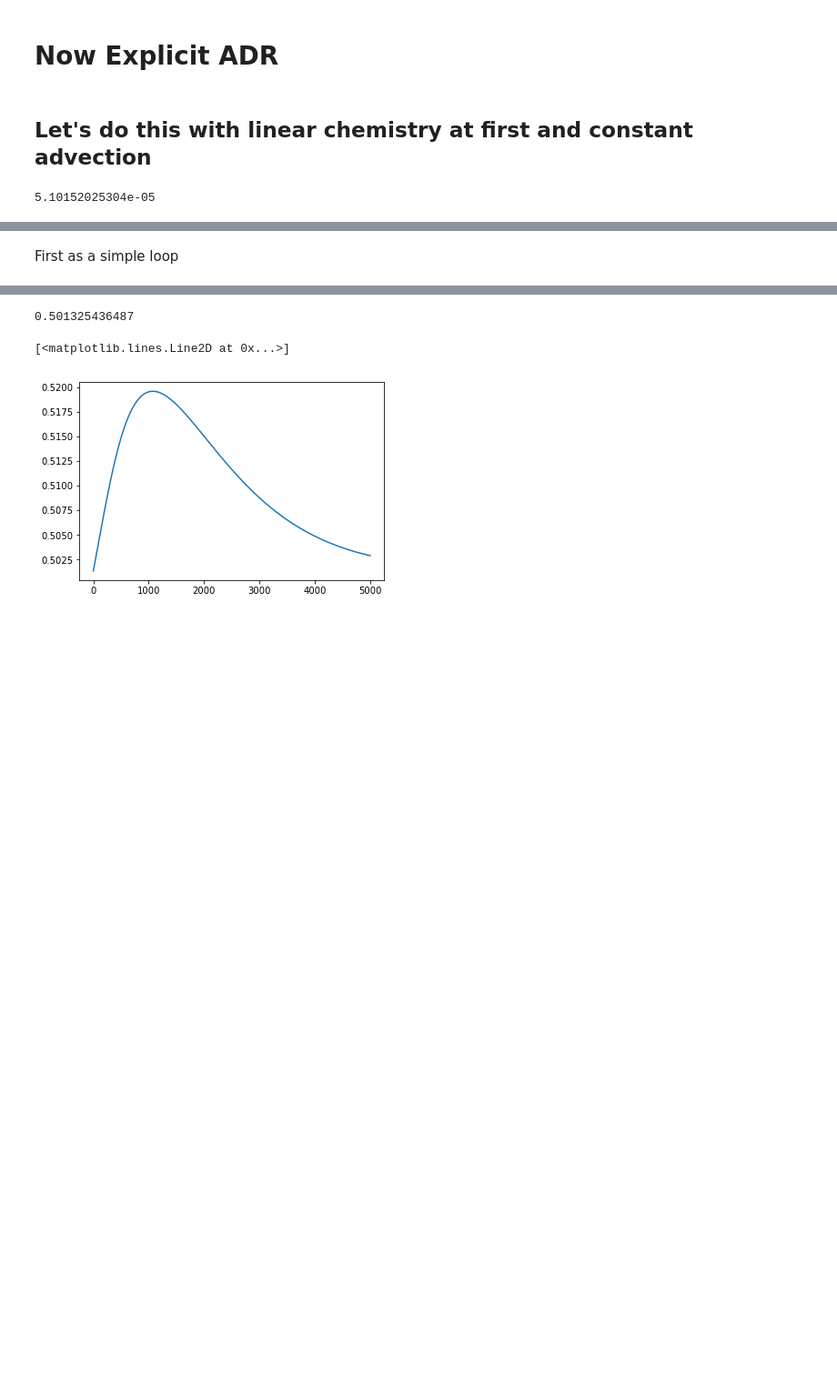
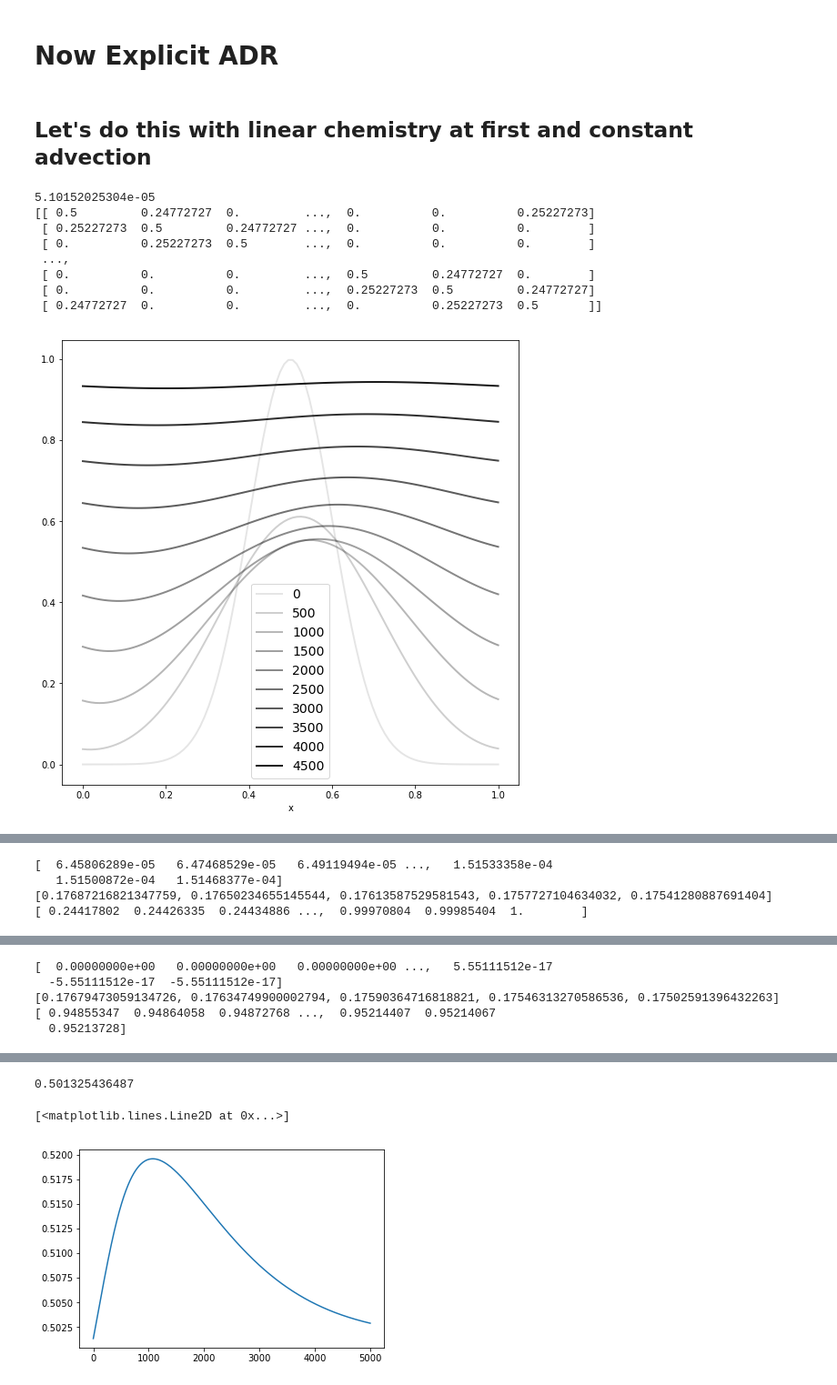
Before and after one commit to ianhi/AC274, a Jupyter notebook: HW/HW_2/HW 2.ipynb, the cells around one changed output, grey strips where cells are left out. Shown: that part at 91% size. Cells and saved outputs as stored; diff of their text form; code cells hidden in the pictures; blank space fills up the shorter version.

```diff
--- a/HW/HW_2/HW 2.ipynb
+++ b/HW/HW_2/HW 2.ipynb
@@ -158,26 +192,72 @@ def diag(x,f):
 # %%
 dif = 0.5
-vel = 0.6
+vel = 0.9
 sizeX = 1
 Nsteps = 5000
 NX = 100
 dx = sizeX/(NX-1)
 x = np.linspace(0,sizeX,NX)
+sigma = .1*sizeX
+
 f = np.zeros([Nsteps, NX])
-sigma = .1*sizeX
+f_AD = np.zeros([Nsteps, NX])
 f[0][:] = np.exp(-.5*np.power((x[:]-sizeX/2)/sigma,2))
-logis_a = 0
-logis_b = 0
+f_AD[0][:] = np.exp(-.5*np.power((x[:]-sizeX/2)/sigma,2))
+
+logis_a = 10
+logis_b = 7
 dt_dif  = dx*dx/dif
 dt_adv  = dx/vel
 if logis_a != 0:
     dt_chem = 1/logis_a
 dt = .25*np.min([dt_dif, dt_adv, dt_chem])
 
 alpha = vel*dt/dx
 delta = dif*dt/(dx*dx)
 # with logistic kappa will be constantly changing
 #kappa =
 print(dt)
+
+a = delta + .5*alpha
+b = delta -.5*alpha
+c = 1-a-b
+
+T_base = np.zeros([NX,NX])
+T_base[0][0] = c
+T_base[-1][-1] = c
+
+T_base[0][1] = b
+T_base[-1][-2] = a
+
+T_base[0][-1] = a
+T_base[-1][0] = b
+
+for n in range(1,NX-1):
+    T_base[n][n-1]=a
+    T_base[n][n]=c
+    T_base[n][n+1]=b
+
+
+chem = (logis_a-logis_b)*f[0]*dt
+T = T_base +chem*np.identity(NX)
+print(T)
+for it in range(1,Nsteps):
+    chem = (logis_a-logis_b*f[it-1])*dt
+    T = T_base + chem*np.identity(NX)
+    f[it] = np.dot(T,f[it-1])
+for it in range(1,Nsteps):
+    f_AD[it] = np.dot(T_base,f_AD[it-1])
+plot_10_percent(x,f)
+plot_10_percent(x,f_AD)
+out = diag(x,f)
+out = diag(x,f_AD)
 # %% [output]
 5.10152025304e-05
+[[ 0.5         0.24772727  0.         ...,  0.          0.          0.25227273]
+ [ 0.25227273  0.5         0.24772727 ...,  0.          0.          0.        ]
+ [ 0.          0.25227273  0.5        ...,  0.          0.          0.        ]
+ ...,
+ [ 0.          0.          0.         ...,  0.5         0.24772727  0.        ]
+ [ 0.          0.          0.         ...,  0.25227273  0.5         0.24772727]
+ [ 0.24772727  0.          0.         ...,  0.          0.25227273  0.5       ]]
+[figure, added]
@@ -183,0 +265,4 @@ print(dt)
+[  6.45806289e-05   6.47468529e-05   6.49119494e-05 ...,   1.51533358e-04
+   1.51500872e-04   1.51468377e-04]
+[0.17687216821347759, 0.17650234655145544, 0.17613587529581543, 0.1757727104634032, 0.17541280887691404]
+[ 0.24417802  0.24426335  0.24434886 ...,  0.99970804  0.99985404  1.        ]
@@ -183,0 +270,5 @@ print(dt)
+[  0.00000000e+00   0.00000000e+00   0.00000000e+00 ...,   5.55111512e-17
+  -5.55111512e-17  -5.55111512e-17]
+[0.17679473059134726, 0.17634749900002794, 0.17590364716818821, 0.17546313270586536, 0.17502591396432263]
+[ 0.94855347  0.94864058  0.94872768 ...,  0.95214407  0.95214067
+  0.95213728]
@@ -184,2 +275,0 @@ print(dt)
-# %% [markdown]
-First as a simple loop
```
Also changed, not shown: parts of 12 cells of this notebook.
